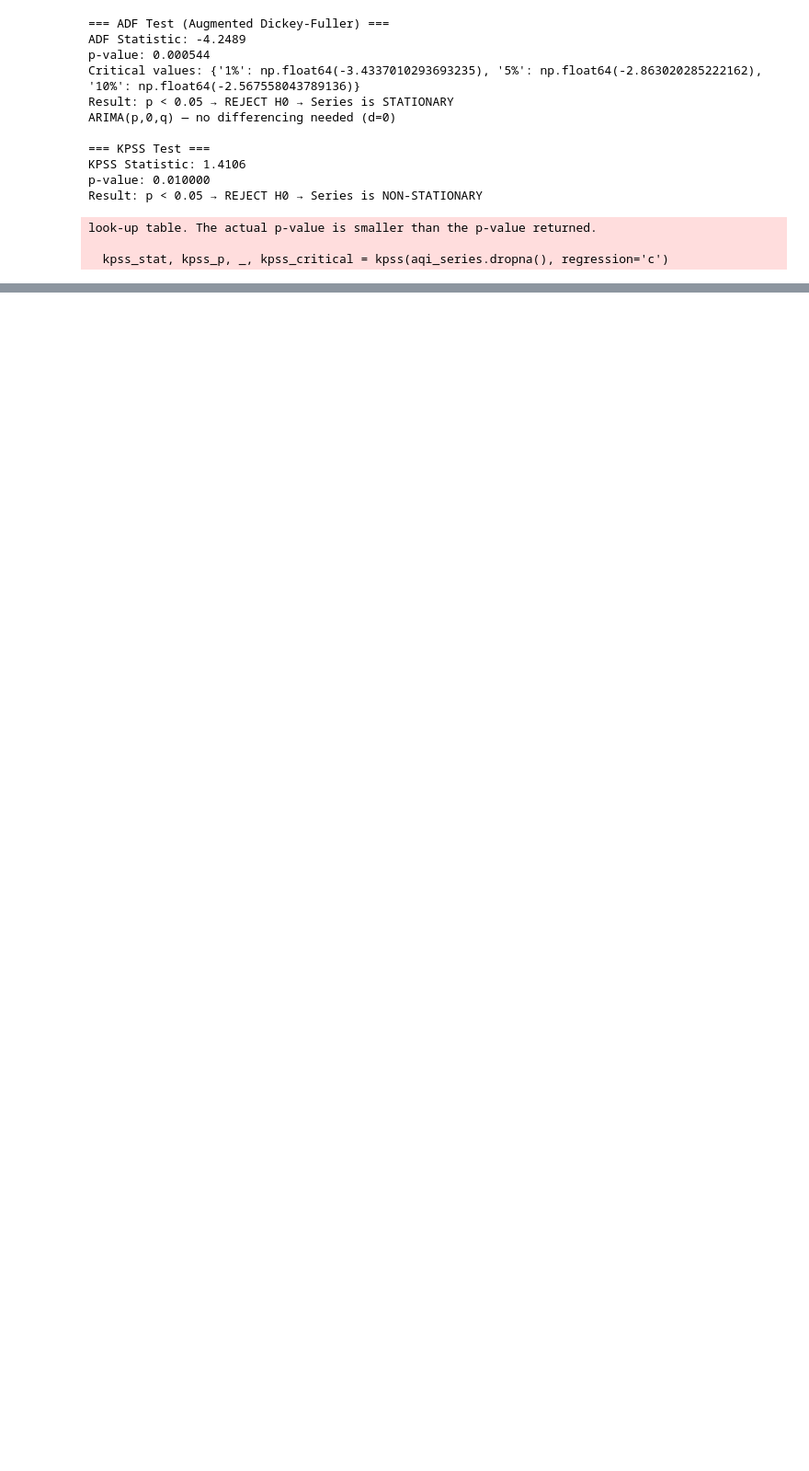
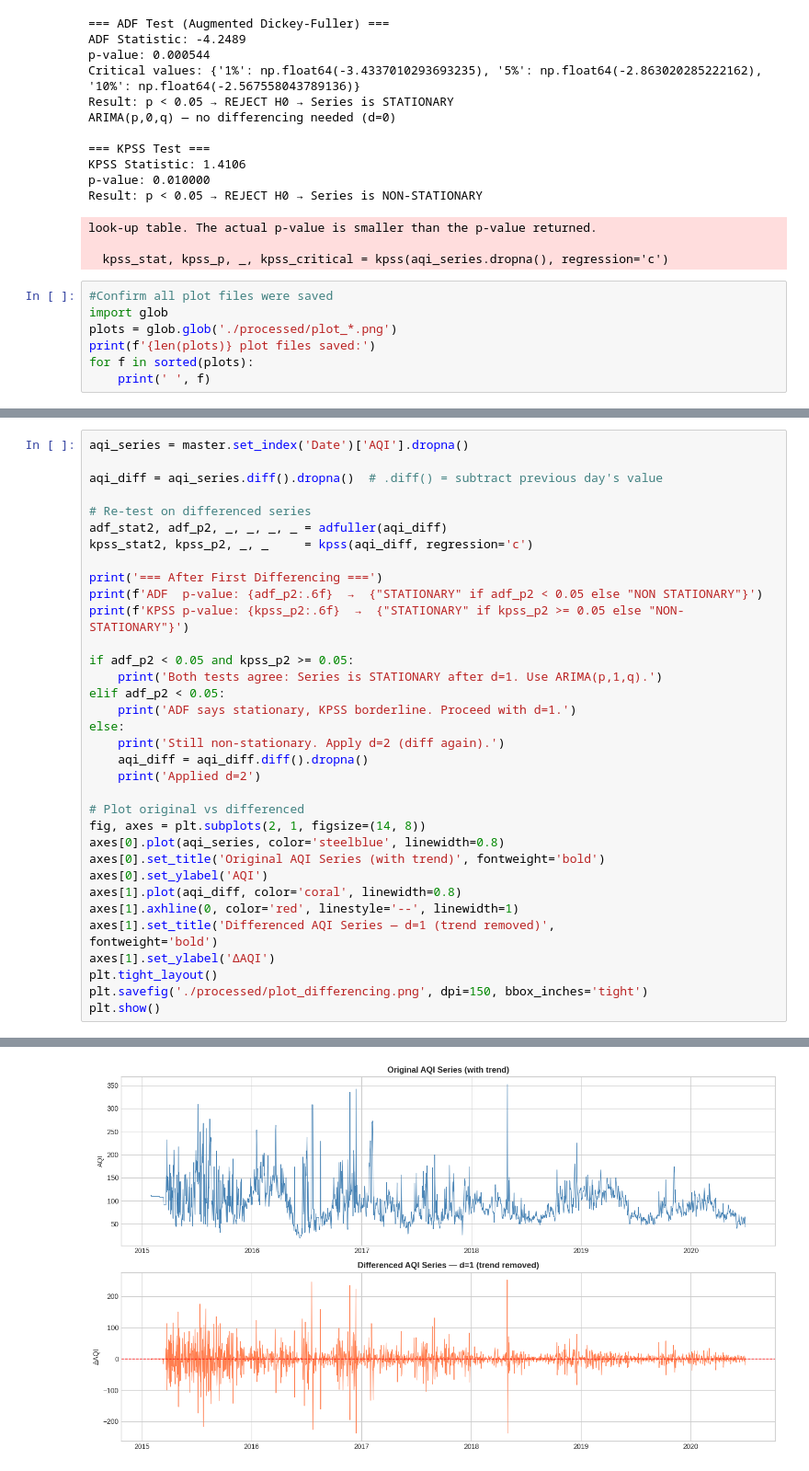
Before and after one commit to laharipallekala/bangalore-aqi-project, a Jupyter notebook: 03_modeling.ipynb, the cells around one changed output, grey strips where cells are left out. Shown at 92% size. Drawn from its saved outputs; the diff is of its cells as text; blank space fills up the shorter version.

```diff
--- a/03_modeling.ipynb
+++ b/03_modeling.ipynb
@@ -864,3 +864,10 @@ Result: p < 0.05 → REJECT H0 → Series is NON-STATIONARY
 look-up table. The actual p-value is smaller than the p-value returned.
 
   kpss_stat, kpss_p, _, kpss_critical = kpss(aqi_series.dropna(), regression='c')
+# %%
+#Confirm all plot files were saved
+import glob
+plots = glob.glob('./processed/plot_*.png')
+print(f'{len(plots)} plot files saved:')
+for f in sorted(plots):
+    print(' ', f)
@@ -866,0 +960,36 @@ look-up table. The actual p-value is smaller than the p-value returned.
+# %%
+aqi_series = master.set_index('Date')['AQI'].dropna()
+
+aqi_diff = aqi_series.diff().dropna()  # .diff() = subtract previous day's value
+
+# Re-test on differenced series
+adf_stat2, adf_p2, _, _, _, _ = adfuller(aqi_diff)
+kpss_stat2, kpss_p2, _, _     = kpss(aqi_diff, regression='c')
+
+print('=== After First Differencing ===')
+print(f'ADF  p-value: {adf_p2:.6f}  →  {"STATIONARY" if adf_p2 < 0.05 else "NON STATIONARY"}')
+print(f'KPSS p-value: {kpss_p2:.6f}  →  {"STATIONARY" if kpss_p2 >= 0.05 else "NON-STATIONARY"}')
+
+if adf_p2 < 0.05 and kpss_p2 >= 0.05:
+    print('Both tests agree: Series is STATIONARY after d=1. Use ARIMA(p,1,q).')
+elif adf_p2 < 0.05:
+    print('ADF says stationary, KPSS borderline. Proceed with d=1.')
+else:
+    print('Still non-stationary. Apply d=2 (diff again).')
+    aqi_diff = aqi_diff.diff().dropna()
+    print('Applied d=2')
+
+# Plot original vs differenced
+fig, axes = plt.subplots(2, 1, figsize=(14, 8))
+axes[0].plot(aqi_series, color='steelblue', linewidth=0.8)
+axes[0].set_title('Original AQI Series (with trend)', fontweight='bold')
+axes[0].set_ylabel('AQI')
+axes[1].plot(aqi_diff, color='coral', linewidth=0.8)
+axes[1].axhline(0, color='red', linestyle='--', linewidth=1)
+axes[1].set_title('Differenced AQI Series — d=1 (trend removed)',
+fontweight='bold')
+axes[1].set_ylabel('ΔAQI')
+plt.tight_layout()
+plt.savefig('./processed/plot_differencing.png', dpi=150, bbox_inches='tight')
+plt.show()
+# %% [output]
@@ -866,0 +1000 @@ look-up table. The actual p-value is smaller than the p-value returned.
+[figure, added]
```
Also changed, not shown: parts of 27 cells of this notebook.
